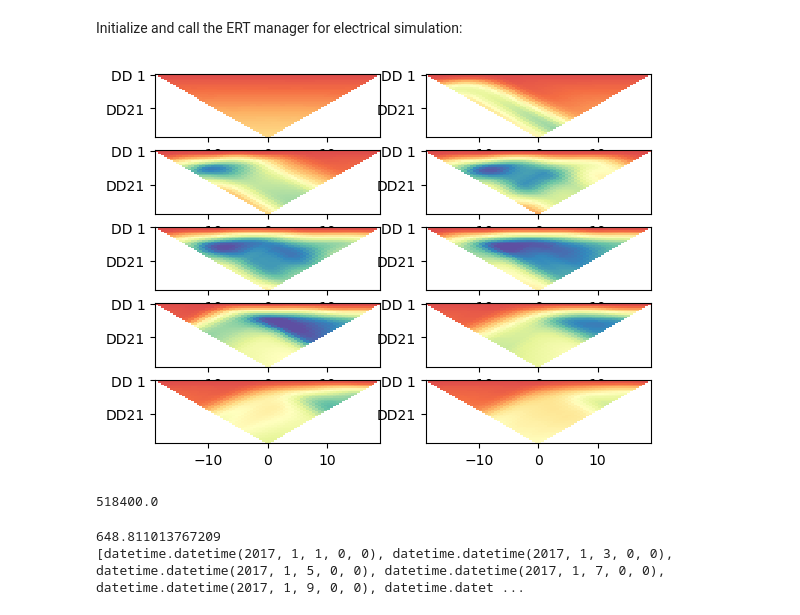
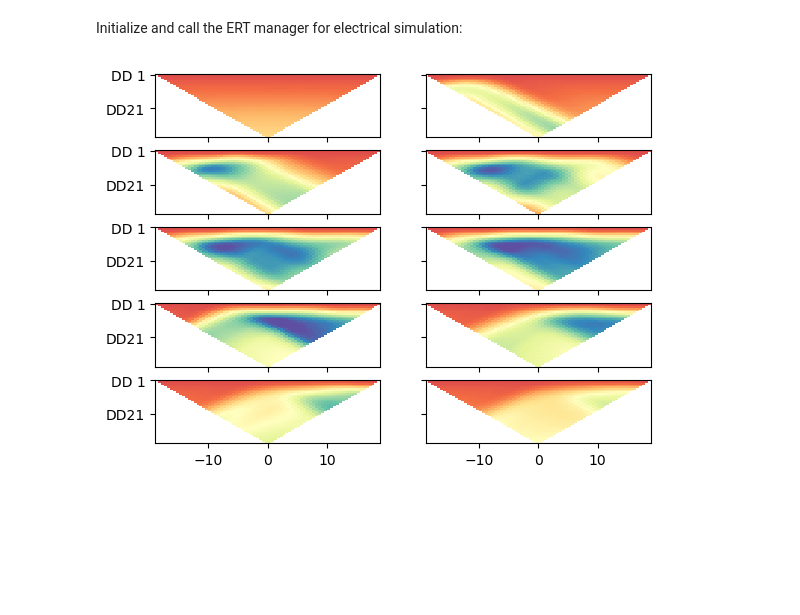
Before and after one commit to gimli-org/timelapseERT, a Jupyter notebook: data/synthPG/hydrogeophysical_modeling.ipynb, the cells around one changed output. Cells and saved outputs as stored; diff of their text form; code cells hidden in the pictures; blank space fills up the shorter version.

```diff
--- a/data/synthPG/hydrogeophysical_modeling.ipynb
+++ b/data/synthPG/hydrogeophysical_modeling.ipynb
@@ -178,30 +178,11 @@ Initialize and call the ERT manager for electrical simulation:
 # %%
 ERT = ERTManager(verbose=False)
 # Run  simulation for  the apparent resistivities
 rhoa = ERT.simulate(meshERT, res=resis, scheme=ertScheme,
                     returnArray=True, verbose=False)
-_, ax = pg.plt.subplots(ncols=2, nrows=5)
+_, ax = pg.plt.subplots(ncols=2, nrows=5, sharex=True, sharey=True)
 for i, ri in enumerate(rhoa):
     ERT.showData(ertScheme, vals=ri, cMin=20, cMax=500, ax=ax.flat[i], colorBar=0)
-# for i in range(4):
-#     ERT.showData(ertScheme, vals=rhoa[i]/rhoa[0], cMin=1e-2, cMax=2)
 # %% [output]
-[figure, old version]
+[figure, new version]
-# %%
-max(t)
-# %% [output]
-518400.0
-# %%
-from datetime import datetime, timedelta
-dt = t[1] - t[0]
-print(dt)
-tt = np.arange(len(t)*2) * dt # /60 / 60 /24
-times = [datetime.now()+timedelta(seconds=tt[i]) for i in timesERT]
-# tt = np.hstack([t, t+max(t)+t[1]-t[0]])
-# print(tt.shape, timesERT)
-# times = t[timesERT]
-print(times)
-# %% [output]
-648.811013767209
-[datetime.datetime(2017, 1, 1, 0, 0), datetime.datetime(2017, 1, 3, 0, 0), datetime.datetime(2017, 1, 5, 0, 0), datetime.datetime(2017, 1, 7, 0, 0), datetime.datetime(2017, 1, 9, 0, 0), datetime.datet ...
 # %%
```
Also changed, not shown: parts of 1 cell of this notebook, 4 other files.
